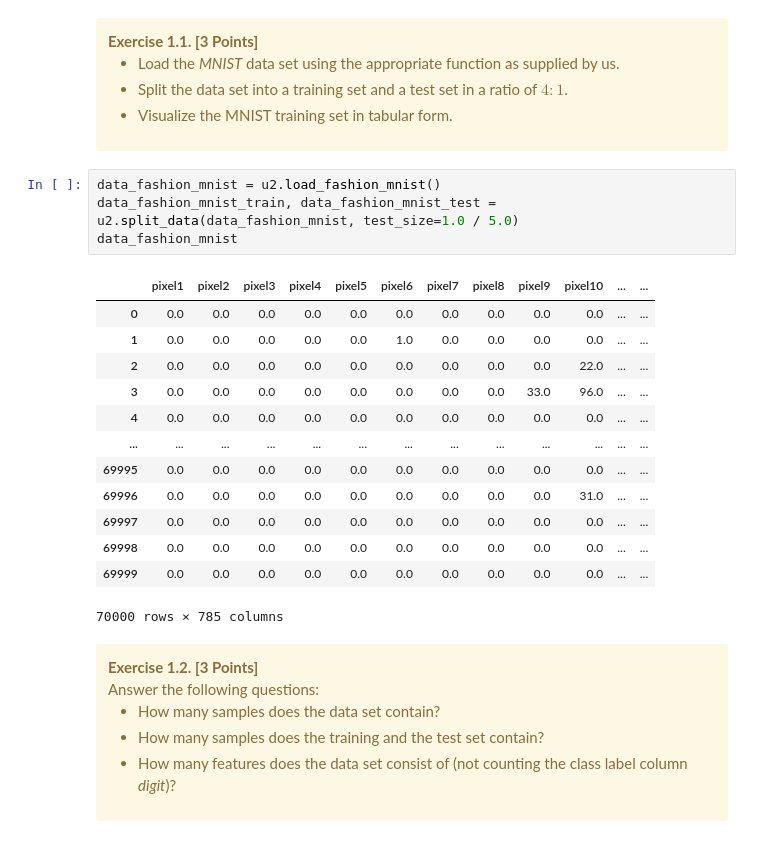
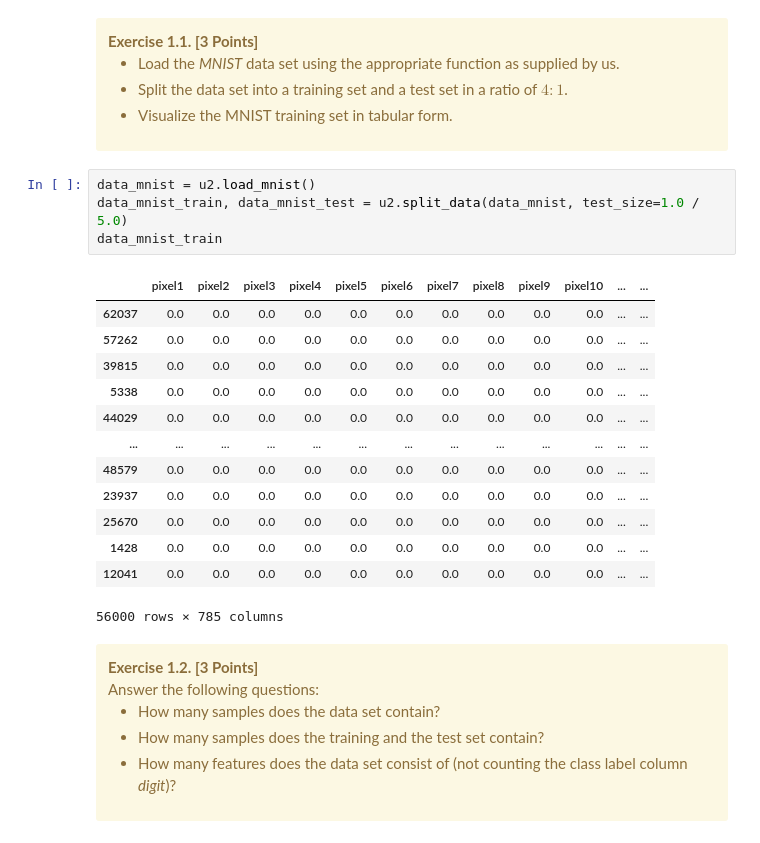
Before and after one commit to estepanoffiz/Hands-On-AI-, a Jupyter notebook: Assignment 2/U2_Assignment.ipynb, the cells around one changed output. Drawn from its saved outputs; the diff is of its cells as text.

```diff
--- a/Assignment 2/U2_Assignment.ipynb
+++ b/Assignment 2/U2_Assignment.ipynb
@@ -71,23 +73,23 @@ Before analyzing and tackling the vanishing gradient problem, the data sets need
     </ul>
 </div>
 # %%
-data_fashion_mnist = u2.load_fashion_mnist()
-data_fashion_mnist_train, data_fashion_mnist_test = u2.split_data(data_fashion_mnist, test_size=1.0 / 5.0)
-data_fashion_mnist
+data_mnist = u2.load_mnist()
+data_mnist_train, data_mnist_test = u2.split_data(data_mnist, test_size=1.0 / 5.0)
+data_mnist_train
 # %% [output]
 |  | pixel1 | pixel2 | pixel3 | pixel4 | pixel5 | pixel6 | pixel7 | pixel8 | pixel9 | pixel10 | ... | ... |
-| 0 | 0.0 | 0.0 | 0.0 | 0.0 | 0.0 | 0.0 | 0.0 | 0.0 | 0.0 | 0.0 | ... | ... |
-| 1 | 0.0 | 0.0 | 0.0 | 0.0 | 0.0 | 1.0 | 0.0 | 0.0 | 0.0 | 0.0 | ... | ... |
-| 2 | 0.0 | 0.0 | 0.0 | 0.0 | 0.0 | 0.0 | 0.0 | 0.0 | 0.0 | 22.0 | ... | ... |
-| 3 | 0.0 | 0.0 | 0.0 | 0.0 | 0.0 | 0.0 | 0.0 | 0.0 | 33.0 | 96.0 | ... | ... |
-| 4 | 0.0 | 0.0 | 0.0 | 0.0 | 0.0 | 0.0 | 0.0 | 0.0 | 0.0 | 0.0 | ... | ... |
+| 62037 | 0.0 | 0.0 | 0.0 | 0.0 | 0.0 | 0.0 | 0.0 | 0.0 | 0.0 | 0.0 | ... | ... |
+| 57262 | 0.0 | 0.0 | 0.0 | 0.0 | 0.0 | 0.0 | 0.0 | 0.0 | 0.0 | 0.0 | ... | ... |
+| 39815 | 0.0 | 0.0 | 0.0 | 0.0 | 0.0 | 0.0 | 0.0 | 0.0 | 0.0 | 0.0 | ... | ... |
+| 5338 | 0.0 | 0.0 | 0.0 | 0.0 | 0.0 | 0.0 | 0.0 | 0.0 | 0.0 | 0.0 | ... | ... |
+| 44029 | 0.0 | 0.0 | 0.0 | 0.0 | 0.0 | 0.0 | 0.0 | 0.0 | 0.0 | 0.0 | ... | ... |
 | ... | ... | ... | ... | ... | ... | ... | ... | ... | ... | ... | ... | ... |
-| 69995 | 0.0 | 0.0 | 0.0 | 0.0 | 0.0 | 0.0 | 0.0 | 0.0 | 0.0 | 0.0 | ... | ... |
-| 69996 | 0.0 | 0.0 | 0.0 | 0.0 | 0.0 | 0.0 | 0.0 | 0.0 | 0.0 | 31.0 | ... | ... |
-| 69997 | 0.0 | 0.0 | 0.0 | 0.0 | 0.0 | 0.0 | 0.0 | 0.0 | 0.0 | 0.0 | ... | ... |
-| 69998 | 0.0 | 0.0 | 0.0 | 0.0 | 0.0 | 0.0 | 0.0 | 0.0 | 0.0 | 0.0 | ... | ... |
-| 69999 | 0.0 | 0.0 | 0.0 | 0.0 | 0.0 | 0.0 | 0.0 | 0.0 | 0.0 | 0.0 | ... | ... |
+| 48579 | 0.0 | 0.0 | 0.0 | 0.0 | 0.0 | 0.0 | 0.0 | 0.0 | 0.0 | 0.0 | ... | ... |
+| 23937 | 0.0 | 0.0 | 0.0 | 0.0 | 0.0 | 0.0 | 0.0 | 0.0 | 0.0 | 0.0 | ... | ... |
+| 25670 | 0.0 | 0.0 | 0.0 | 0.0 | 0.0 | 0.0 | 0.0 | 0.0 | 0.0 | 0.0 | ... | ... |
+| 1428 | 0.0 | 0.0 | 0.0 | 0.0 | 0.0 | 0.0 | 0.0 | 0.0 | 0.0 | 0.0 | ... | ... |
+| 12041 | 0.0 | 0.0 | 0.0 | 0.0 | 0.0 | 0.0 | 0.0 | 0.0 | 0.0 | 0.0 | ... | ... |
-70000 rows × 785 columns
+56000 rows × 785 columns
 # %% [markdown]
 <div class="alert alert-warning">
     <b>Exercise 1.2. [3 Points]</b><br>
```
Also changed, not shown: parts of 8 cells of this notebook.
